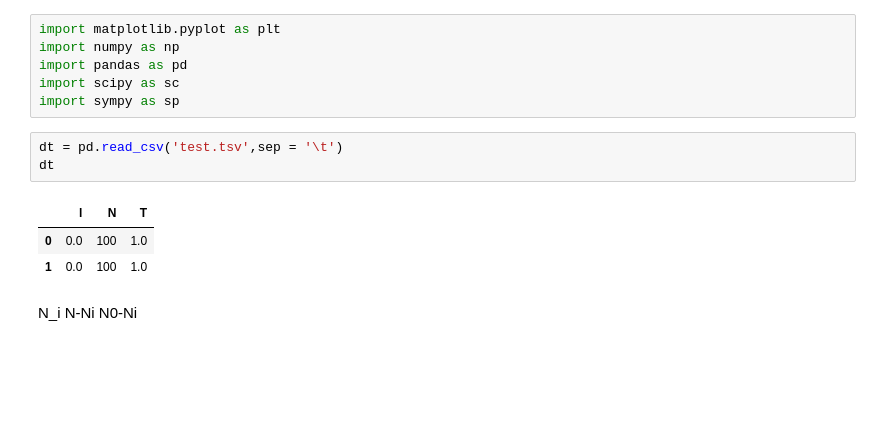
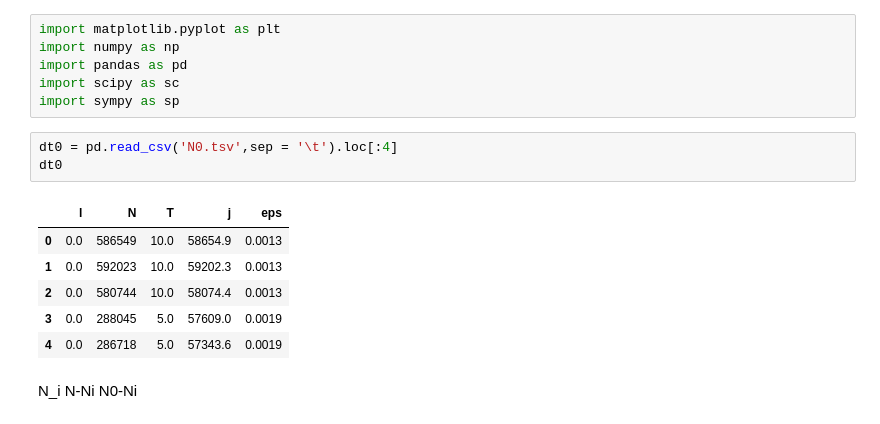
Before and after one commit to AAAK8KM/MIPT_LABS, a Jupyter notebook: QPhys/5.1/Untitled.ipynb, the cells around one changed output. Cells and saved outputs as stored; diff of their text form; blank space fills up the shorter version.

```diff
--- a/QPhys/5.1/Untitled.ipynb
+++ b/QPhys/5.1/Untitled.ipynb
@@ -5,12 +5,15 @@ import pandas as pd
 import scipy as sc
 import sympy as sp
 # %%
-dt = pd.read_csv('test.tsv',sep = '\t')
-dt
+dt0 = pd.read_csv('N0.tsv',sep = '\t').loc[:4]
+dt0
 # %% [output]
-|  | l | N | T |
-| 0 | 0.0 | 100 | 1.0 |
-| 1 | 0.0 | 100 | 1.0 |
+|  | l | N | T | j | eps |
+| 0 | 0.0 | 586549 | 10.0 | 58654.9 | 0.0013 |
+| 1 | 0.0 | 592023 | 10.0 | 59202.3 | 0.0013 |
+| 2 | 0.0 | 580744 | 10.0 | 58074.4 | 0.0013 |
+| 3 | 0.0 | 288045 | 5.0 | 57609.0 | 0.0019 |
+| 4 | 0.0 | 286718 | 5.0 | 57343.6 | 0.0019 |
 # %% [markdown]
 N_i
 N-Ni
```
Also changed, not shown: parts of 11 cells of this notebook, 6 other files.
